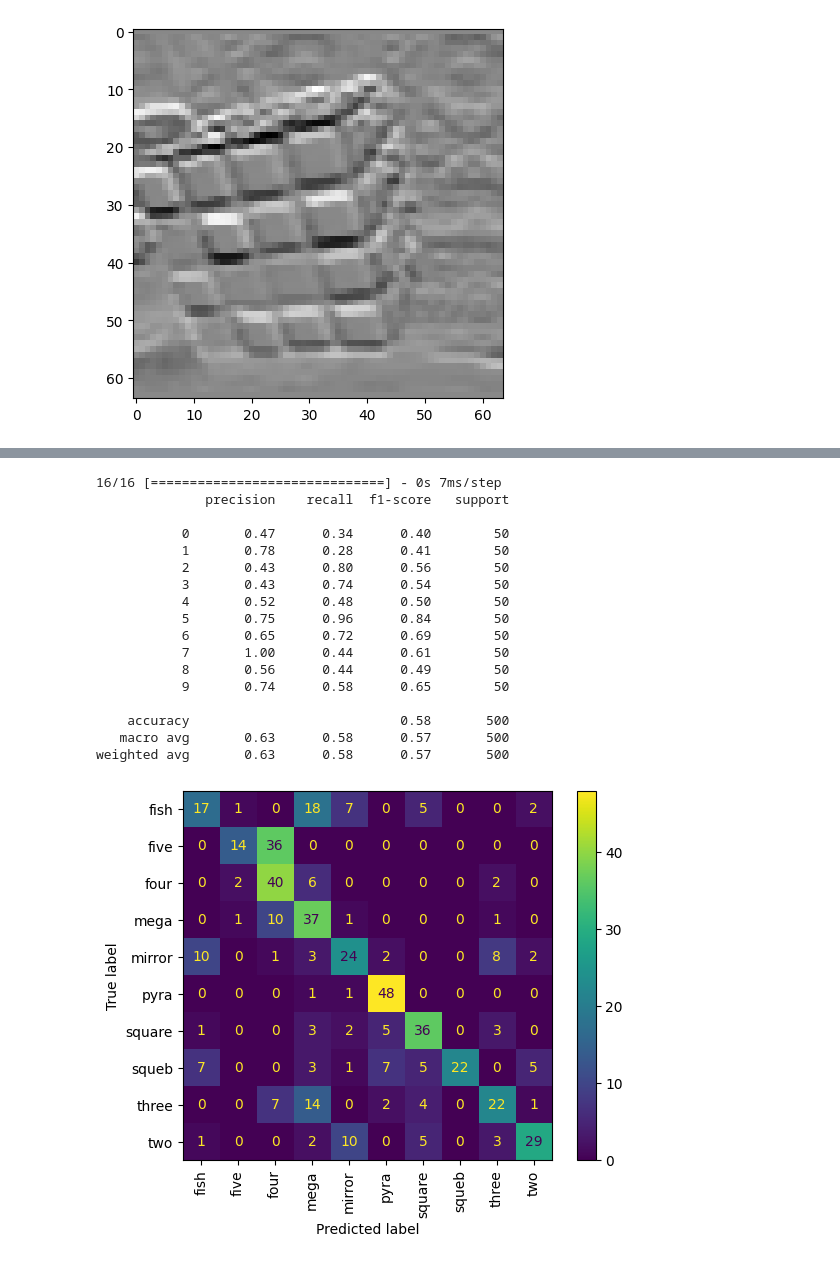
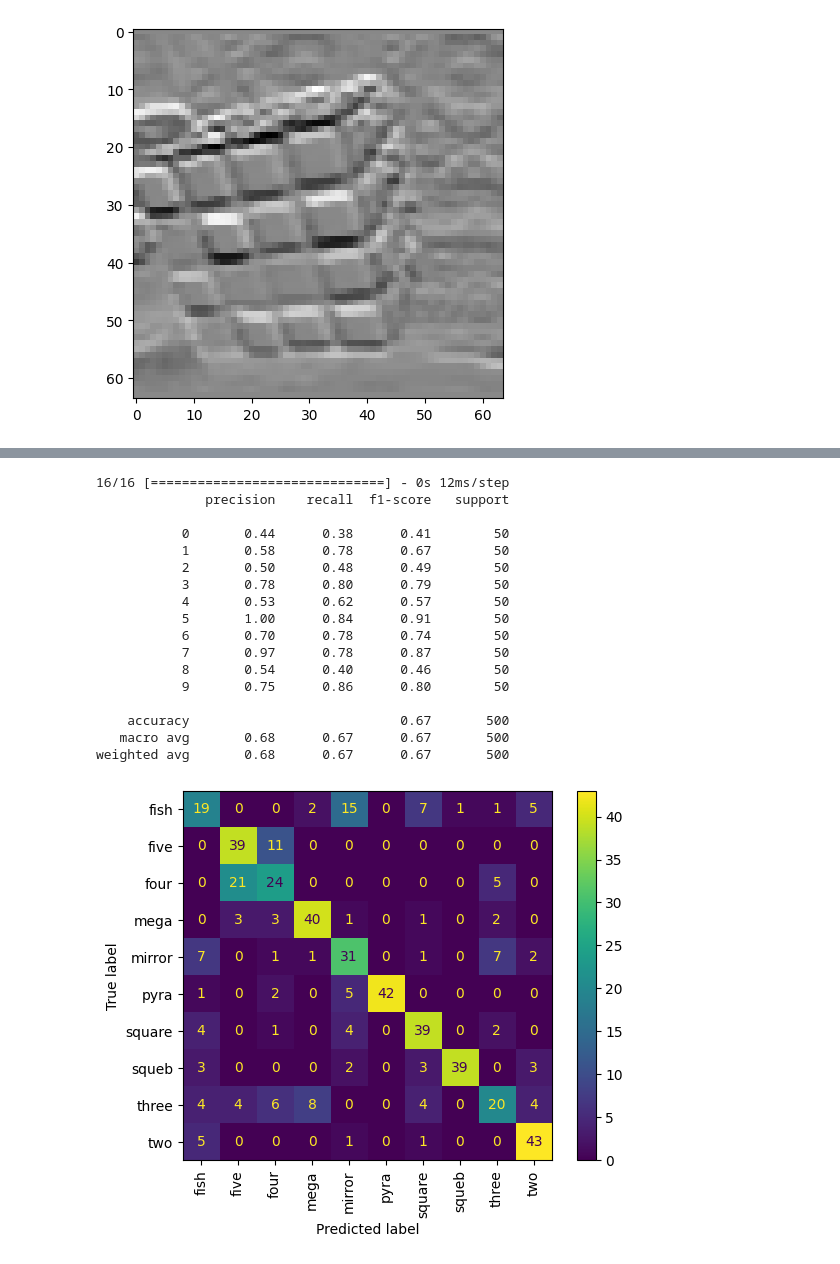
Before and after one commit to klima7/Cubes-Classifier, a Jupyter notebook: classifier.ipynb, the cells around one changed output, grey strips where cells are left out. Drawn from its saved outputs; the diff is of its cells as text; code cells hidden in the pictures.

Commit message:
Better accuracy 67 / 71 (size 128)

```diff
--- a/classifier.ipynb
+++ b/classifier.ipynb
@@ -78,3 +78,6 @@ def cvt_to_gradients(images):
 grad_train_X = cvt_to_gradients(train_X)
 grad_test_X = cvt_to_gradients(test_X)
 grad_train_X.shape, grad_test_X.shape
+
+bin_grad_train_X = np.abs(grad_train_X)
+bin_grad_test_X = np.abs(grad_test_X)
@@ -133,6 +134,6 @@ model.compile(optimizer='adam',
               loss='categorical_crossentropy',
               metrics=['accuracy'])
 # %%
-history = model.fit(grad_train_X, train_y, validation_data=(grad_test_X, test_y), epochs=40, batch_size=64)
+history = model.fit(bin_grad_train_X, train_y, validation_data=(bin_grad_test_X, test_y), epochs=40, batch_size=64)
 # %% [output]
 Epoch 1/40
@@ -155,34 +156,34 @@ Epoch 40/40
 # %%
-predictions = model.predict(grad_test_X)
+predictions = model.predict(bin_grad_test_X)
 true_classes = np.argmax(test_y, axis=1)
 predicted_classes = np.argmax(predictions, axis=1)
 
 report = classification_report(true_classes, predicted_classes)
 cm = confusion_matrix(true_classes, predicted_classes)
 
 print(report)
 ConfusionMatrixDisplay.from_predictions(
     true_classes,
     predicted_classes,
     display_labels=labels,
     xticks_rotation='vertical',
 );
 # %% [output]
-16/16 [==============================] - 0s 7ms/step
+16/16 [==============================] - 0s 12ms/step
               precision    recall  f1-score   support
 
-           0       0.47      0.34      0.40        50
-           1       0.78      0.28      0.41        50
-           2       0.43      0.80      0.56        50
-           3       0.43      0.74      0.54        50
-           4       0.52      0.48      0.50        50
-           5       0.75      0.96      0.84        50
-           6       0.65      0.72      0.69        50
-           7       1.00      0.44      0.61        50
-           8       0.56      0.44      0.49        50
-           9       0.74      0.58      0.65        50
+           0       0.44      0.38      0.41        50
+           1       0.58      0.78      0.67        50
+           2       0.50      0.48      0.49        50
+           3       0.78      0.80      0.79        50
+           4       0.53      0.62      0.57        50
+           5       1.00      0.84      0.91        50
+           6       0.70      0.78      0.74        50
+           7       0.97      0.78      0.87        50
+           8       0.54      0.40      0.46        50
+           9       0.75      0.86      0.80        50
 
-    accuracy                           0.58       500
-   macro avg       0.63      0.58      0.57       500
-weighted avg       0.63      0.58      0.57       500
+    accuracy                           0.67       500
+   macro avg       0.68      0.67      0.67       500
+weighted avg       0.68      0.67      0.67       500
-[figure, old version]
+[figure, new version]
```
Also changed, not shown: parts of 3 cells of this notebook.
